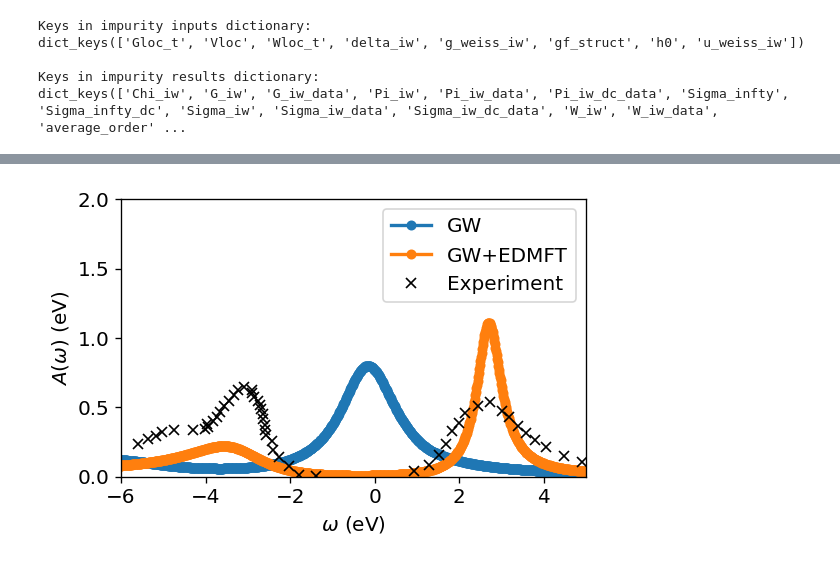
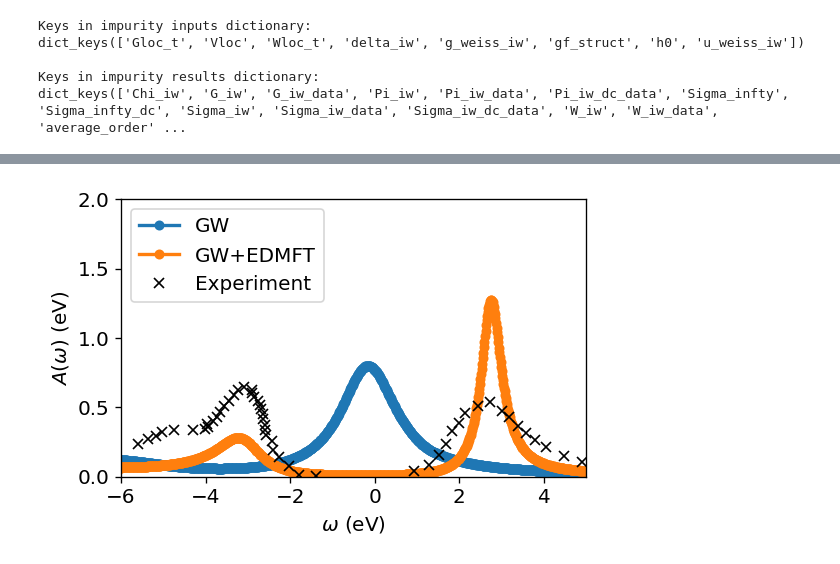
Before and after one commit to AbInitioQHub/coqui-tutorial, a Jupyter notebook: quickstart/04_gw_edmft/04_gw_edmft.ipynb, the cells around one changed output, grey strips where cells are left out. Drawn from its saved outputs; the diff is of its cells as text; code cells hidden in the pictures.

```diff
--- a/quickstart/04_gw_edmft/04_gw_edmft.ipynb
+++ b/quickstart/04_gw_edmft/04_gw_edmft.ipynb
@@ -499,5 +508,5 @@ In the previous section, we initialized a short GW+EDMFT workflow for NiO and id
 # %%
-dmft_chkpt = "../../data/coqui/nio/555/nio.dmft.h5"
+dmft_chkpt = "coqui_chkpts/gw_edmft/nio.dmft.h5"
 iaft = coqui.IAFT.from_coqui_chkpt(dmft_chkpt)
 imp_inputs = coqui.dmft.read_impurity_chkpt(dmft_chkpt, read="inputs", iteration=0)[0]
 imp_results = coqui.dmft.read_impurity_chkpt(dmft_chkpt, read="results", iteration=-1)[0]
@@ -562,25 +599,26 @@ Gimp_iw = imp_results["G_iw_data"][0]
 Gw_gw, w_mesh = coqui.post_proc.pade(Gloc_iw_gw, iaft, stats='fermion', wmin=-0.3, wmax=0.20, Nw=1000, Nfit=100, eta=0.005)
 Gw, w_mesh = coqui.post_proc.pade(Gimp_iw, iaft, stats='fermion', wmin=-0.3, wmax=0.20, Nw=1000, Nfit=100, eta=0.005)
 # %%
-tot_pes = np.load("../../data/coqui/nio/555/nio_pes.npy")
-tot_xas = np.load("../../data/coqui/nio/555/nio_xas.npy")
+# extract spectroscopy experimental data
+tot_pes = np.load("coqui_chkpts/expt/nio_pes.npy")
+tot_xas = np.load("coqui_chkpts/expt/nio_xas.npy")
 
 fig, ax = plt.subplots(1, figsize=(5,3), dpi=120)
 ax.plot(w_mesh.real * Hartree_eV, -Gw_gw[:,0,0].imag / Hartree_eV,
         linewidth=2, marker='o', markersize=5, label='GW')
 ax.plot(w_mesh.real * Hartree_eV, -Gw[:,0,0].imag / Hartree_eV,
         linewidth=2, marker='o', markersize=5, label='GW+EDMFT')
 ax.plot(tot_pes[:,0], tot_pes[:,1]*0.5, color='black', marker='x', linestyle='', label='Experiment')
 ax.plot(tot_xas[:,0], tot_xas[:,1], color='black', marker='x', linestyle='')
 
 ax.set_xlim(-6.0, 5.0)
 ax.set_ylim(0, 2.0)
 ax.tick_params(axis='both', which='major', labelsize=12)
 ax.set_xlabel('$\omega$ (eV)', fontsize=12)
 ax.set_ylabel('$A(\omega)$ (eV)', fontsize=12)
 ax.legend(fontsize=12)
 plt.show()
 # %% [output]
-[figure, old version]
+[figure, new version]
 # %% [markdown]
 #### 🔹 Local spectrum of the impurity screened interaction
```
Also changed, not shown: parts of 17 cells of this notebook, 13 other files.
